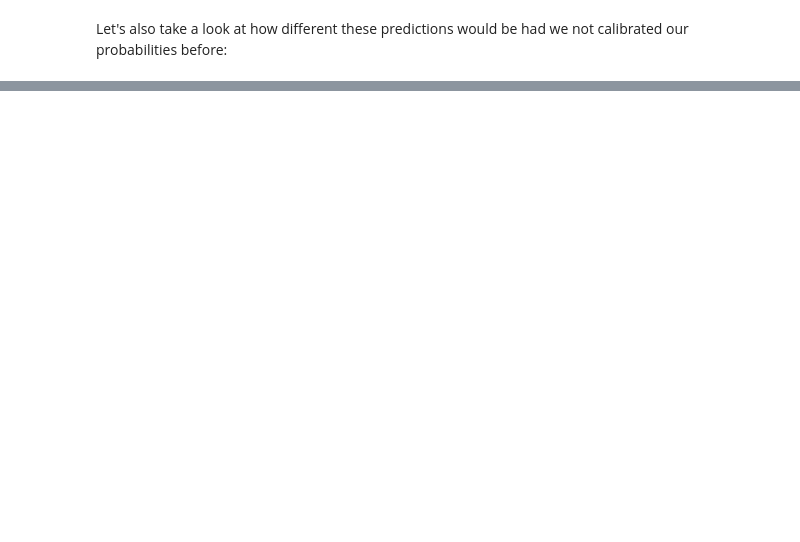
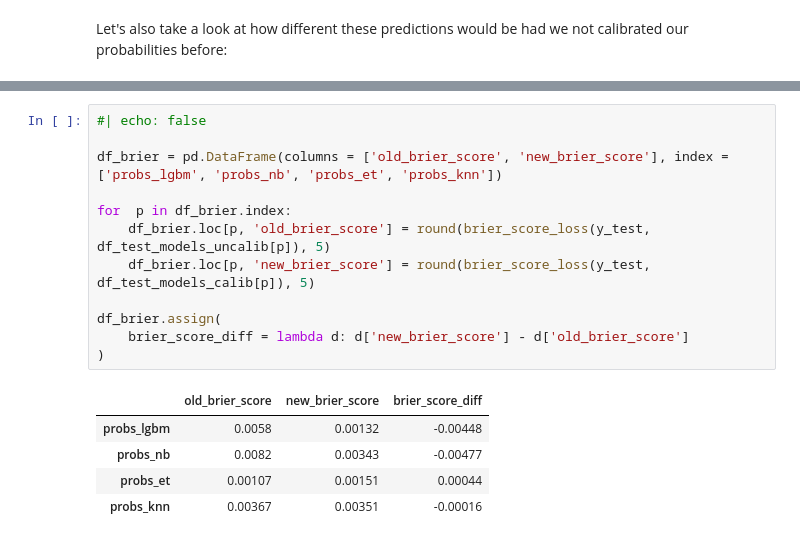
Before and after one commit to juliapocciotti/blog, a Jupyter notebook: posts/probability-calibration/prob_calibration.ipynb, the cells around one changed output, grey strips where cells are left out. Drawn from its saved outputs; the diff is of its cells as text; blank space fills up the shorter version.

```diff
--- a/posts/probability-calibration/prob_calibration.ipynb
+++ b/posts/probability-calibration/prob_calibration.ipynb
@@ -357,0 +518,18 @@ compare_revs
+# %%
+#| echo: false
+
+df_brier = pd.DataFrame(columns = ['old_brier_score', 'new_brier_score'], index = ['probs_lgbm', 'probs_nb', 'probs_et', 'probs_knn'])
+
+for  p in df_brier.index:
+    df_brier.loc[p, 'old_brier_score'] = round(brier_score_loss(y_test, df_test_models_uncalib[p]), 5)
+    df_brier.loc[p, 'new_brier_score'] = round(brier_score_loss(y_test, df_test_models_calib[p]), 5)
+
+df_brier.assign(
+    brier_score_diff = lambda d: d['new_brier_score'] - d['old_brier_score']
+)
+# %% [output]
+|  | old_brier_score | new_brier_score | brier_score_diff |
+| probs_lgbm | 0.0058 | 0.00132 | -0.00448 |
+| probs_nb | 0.0082 | 0.00343 | -0.00477 |
+| probs_et | 0.00107 | 0.00151 | 0.00044 |
+| probs_knn | 0.00367 | 0.00351 | -0.00016 |
```
Also changed, not shown: parts of 49 cells of this notebook, 6 other files.
